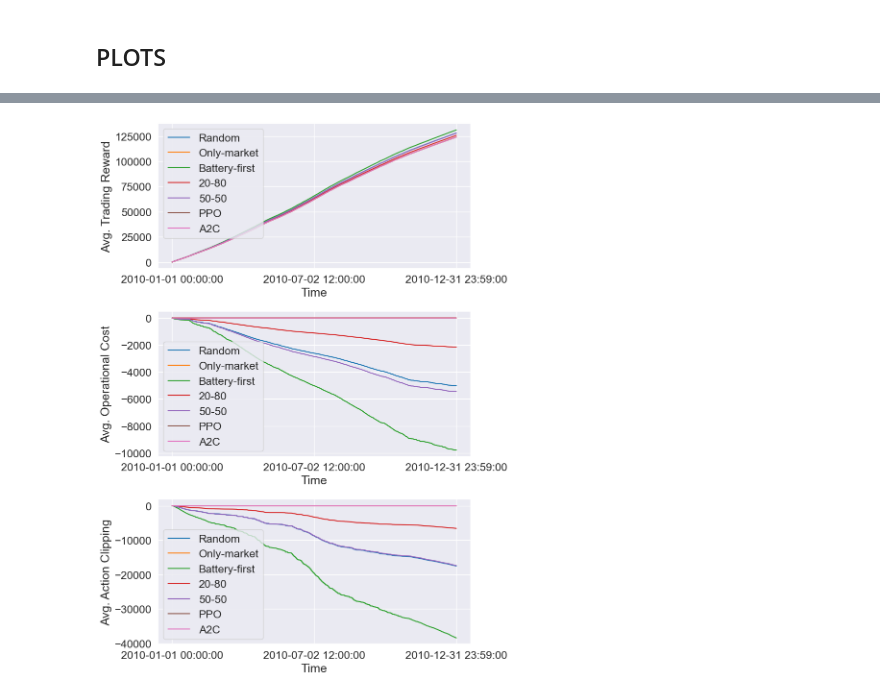
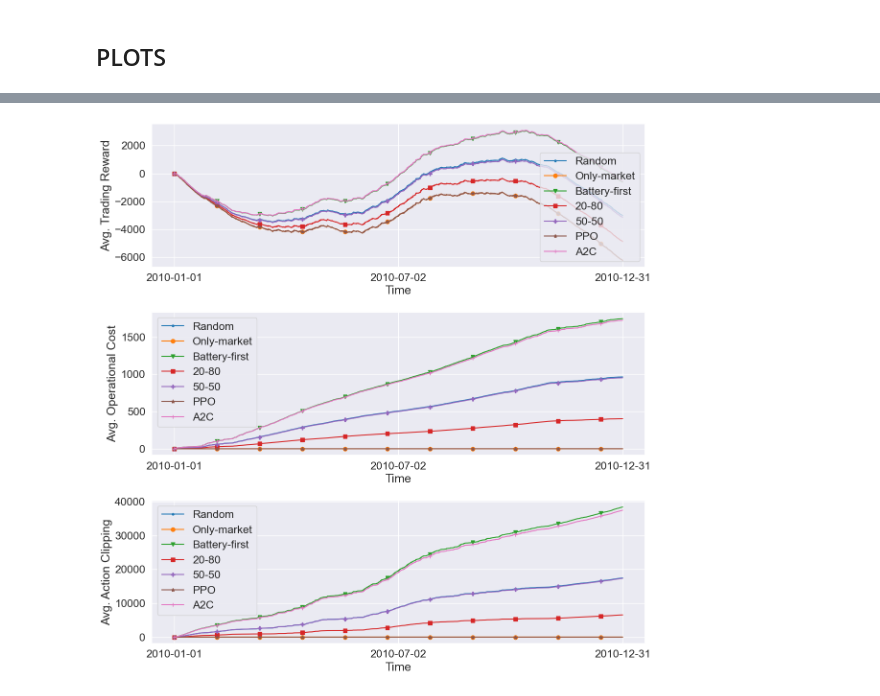
Before and after one commit to Daveonwave/ErNESTO-gym, a Jupyter notebook: examples/single_agent/results_analysis-new.ipynb, the cells around one changed output, grey strips where cells are left out. Drawn from its saved outputs; the diff is of its cells as text; code cells hidden in the pictures.

```diff
--- a/examples/single_agent/results_analysis-new.ipynb
+++ b/examples/single_agent/results_analysis-new.ipynb
@@ -44,13 +44,25 @@ alg_color = OrderedDict({
     '20-80': plot_colors[3],
     '50-50': plot_colors[4],
     'ppo': plot_colors[5],
-    'a2c': plot_colors[6]
+    'a2c': plot_colors[6],
+    'sac': plot_colors[7]
 })
+
+alg_markers = OrderedDict({
+    'random': '.',
+    'only_market': 'o',
+    'battery_first': 'v',
+    '20-80': 's',
+    '50-50': 'P',
+    'ppo': '*',
+    'a2c': '+',
+    'sac': '<'
+})
 # %%
-exp_name = "no_weights_norm_trad"
+exp_name = "rev3_final_noclip"
 folder = "./logs/{}/results/".format(exp_name)
 
-do_not_save = True
+do_not_save = False
 # %%
 algs = [f for f in alg_color.keys() if f in os.listdir(folder)]
 # %%
@@ -93,8 +110,7 @@ alg_names = {
     'ppo': 'PPO',
     '50-50': '50-50',
     'only_market': 'Only-market',
-    'ppo2': 'PPO'
-
+    'sac': 'SAC'
 }
 # %%
 def savefig(fig: plt.Figure, filename: str, **kwargs) -> None:
@@ -142,28 +193,28 @@ df.describe()
 # %%
-def cum_average_reward_terms_comparison(sampling_rate=50, reward_type='weighted_reward'):
+def cum_average_reward_terms_comparison(sampling_rate=10, reward_type='weighted_reward'):
     data = {}
-    fig, ((ax1), (ax2), (ax3)) = plt.subplots(3, 1, figsize=(9, 12), tight_layout=True)
+    fig, ((ax1), (ax2), (ax3)) = plt.subplots(3, 1, figsize=(12, 12), tight_layout=True)
 
     for i, alg in enumerate(algs):
         means = np.mean([res_dict[alg][i][reward_type]['r_trad'] for i in range(len(res_dict[alg]))], axis=0)
-        ax1.plot(timestamps[::sampling_rate], np.cumsum(means)[::sampling_rate], label=alg_names[alg], color=alg_color[alg])
+        ax1.plot(timestamps[::sampling_rate], np.cumsum(means)[::sampling_rate], label=alg_names[alg], color=alg_color[alg], marker=alg_markers[alg], markevery=5000)
         ax1.set(xlabel='Time', ylabel='Avg. Trading Reward', xticks=[timestamps[0], timestamps[len(timestamps)//2], timestamps[-1]])
         ax1.legend()
 
         means = np.mean([res_dict[alg][i][reward_type]['r_op'] for i in range(len(res_dict[alg]))], axis=0)
-        ax2.plot(timestamps[::sampling_rate], np.cumsum(means)[::sampling_rate], label=alg_names[alg], color=alg_color[alg])
+        ax2.plot(timestamps[::sampling_rate], np.cumsum(means)[::sampling_rate], label=alg_names[alg], color=alg_color[alg], marker=alg_markers[alg], markevery=5000)
         ax2.set(xlabel='Time', ylabel='Avg. Operational Cost', xticks=[timestamps[0], timestamps[len(timestamps)//2], timestamps[-1]])
         ax2.legend()
 
         means = np.mean([res_dict[alg][i][reward_type]['r_clip'] for i in range(len(res_dict[alg]))], axis=0)
-        ax3.plot(timestamps[::sampling_rate], np.cumsum(means)[::sampling_rate], label=alg_names[alg], color=alg_color[alg])
+        ax3.plot(timestamps[::sampling_rate], np.cumsum(means)[::sampling_rate], label=alg_names[alg], color=alg_color[alg], marker=alg_markers[alg], markevery=5000)
         ax3.set(xlabel='Time', ylabel='Avg. Action Clipping', xticks=[timestamps[0], timestamps[len(timestamps)//2], timestamps[-1]])
         ax3.legend()
 
-    savefig(fig, filename='cum_average_trading_term{}_{}.pdf'.format(exp_name, reward_type))
-    savefig(fig, filename='cum_average_trading_term{}_{}.png'.format(exp_name, reward_type))
+    savefig(fig, filename='{}-avg_cum_terms_{}.pdf'.format(exp_name, reward_type))
+    savefig(fig, filename='{}-avg_cum_terms_{}.png'.format(exp_name, reward_type))
 # %%
-cum_average_reward_terms_comparison(reward_type='weighted_reward')
+cum_average_reward_terms_comparison(reward_type='norm_reward')
 # %% [output]
-[figure, old version]
+[figure, new version]
 # %%
```
Also changed, not shown: parts of 21 cells of this notebook, 24 other files.
